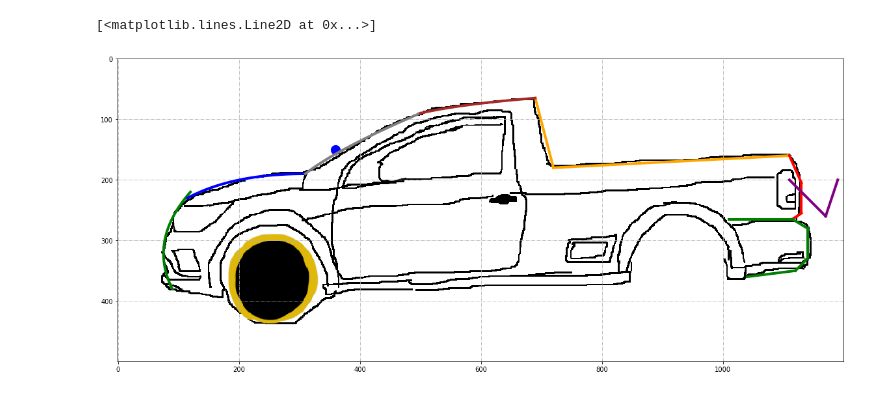
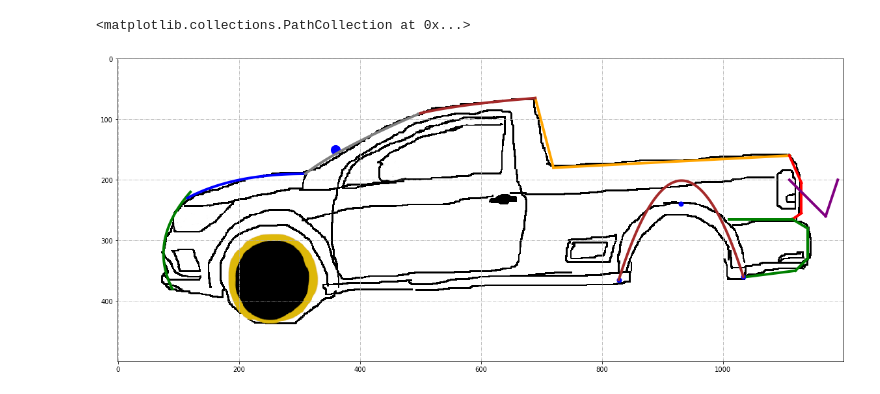
Before and after one commit to BCC-Allan/Carro_grafico, a Jupyter notebook: bezier.ipynb, the cells around one changed output. Drawn from its saved outputs; the diff is of its cells as text; code cells hidden in the pictures.

```diff
--- a/bezier.ipynb
+++ b/bezier.ipynb
@@ -44,12 +44,18 @@ p1t = p3j
 p2t = (565, 75)  # curva
 p3t = (690, 65)
 
+# Roda traseira
+p1rt = (828, 365)
+p2rt = (931, 40)  # curva
+p3rt = (1034, 360)
+
 
 
 matrix = [bezier(p1, p2, p3, t) for t in T]  # Monta uma matriz com todos pontos da curva
 matrixc = [bezier(p1c, p2c, p3c, t) for t in T]  # Monta uma matriz com todos pontos da curva
 matrixj = [bezier(p1j, p2j, p3j, t) for t in T]  # Monta uma matriz com todos pontos da curva
 matrixt = [bezier(p1t, p2t, p3t, t) for t in T]  # Monta uma matriz com todos pontos da curva
+matrixrt = [bezier(p1rt, p2rt, p3rt, t) for t in T]  # Monta uma matriz com todos pontos da curva
 
 X = [matrix[i][0] for i in range(len(matrix))]   # Pega todos os valores do eixo x
 Y = [matrix[i][1] for i in range(len(matrix))]   # Pega todos os valores do eixo y
@@ -62,6 +68,9 @@ Yj = [matrixj[i][1] for i in range(len(matrixj))]   # Pega todos os valores do e
 
 Xt = [matrixt[i][0] for i in range(len(matrixt))]   # Pega todos os valores do eixo x
 Yt = [matrixt[i][1] for i in range(len(matrixt))]   # Pega todos os valores do eixo y
+
+Xrt = [matrixrt[i][0] for i in range(len(matrixrt))]   # Pega todos os valores do eixo x
+Yrt = [matrixrt[i][1] for i in range(len(matrixrt))]   # Pega todos os valores do eixo y
 
 img = plt.imread("saveiroBolada.png")
 plt.rcParams["figure.figsize"] = (20,10)
@@ -110,32 +119,41 @@ lanternaTraseira2 = (200, 260) # y, y
 
 lanternaTraseira3 = (1190, 1170) # x, x
 lanternaTraseira4 = (200, 260) # y, y
 
 ax.plot(cacamba1,cacamba2,
         cacamba3,cacamba4,
         color='orange', linewidth=4.0, linestyle='-')
 
 ax.plot(traseira1, traseira2,
         traseira3, traseira4,
         traseira5, traseira6,
         color='red', linewidth=4.0, linestyle='-')
 
 ax.plot(parachoqueTraseiro1, parachoqueTraseiro2,
         parachoqueTraseiro3, parachoqueTraseiro4,
         parachoqueTraseiro5, parachoqueTraseiro6,
         parachoqueTraseiro7, parachoqueTraseiro8,
         parachoqueTraseiro9, parachoqueTraseiro10,
         color='green', linewidth=4.0, linestyle='-')
 
 
 ax.plot(lanternaTraseira1, lanternaTraseira2,
         lanternaTraseira3, lanternaTraseira4,
         color='purple', linewidth=4.0, linestyle='-')
 
 ax.plot(X, Y, color='green', linewidth=4.0, linestyle='-') # Para dianteiro
 ax.plot(Xc, Yc, color='blue', linewidth=4.0, linestyle='-') # Para dianteiro
 ax.plot(Xj, Yj, color='grey', linewidth=4.0, linestyle='-') # Janela
 ax.plot(Xt, Yt, color='brown', linewidth=4.0, linestyle='-') # Teto
+ax.plot(Xrt, Yrt, color='brown', linewidth=4.0, linestyle='-') # Roda traseira
+
+
+
+
+
+ax.scatter(1034, 360, s=50, c="blue")
+ax.scatter(931, 240, s=50, c="blue")
+ax.scatter(828, 365, s=50, c="blue")
 # %% [output]
-[<matplotlib.lines.Line2D at 0x...>]
+<matplotlib.collections.PathCollection at 0x...>
-[figure, old version]
+[figure, new version]
```
